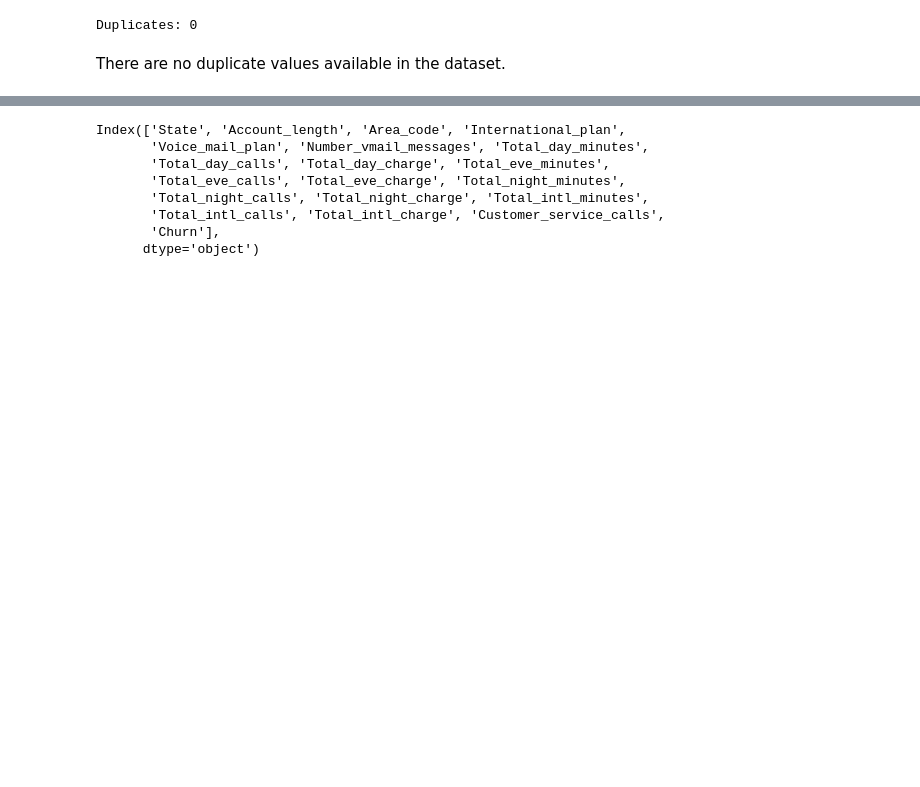
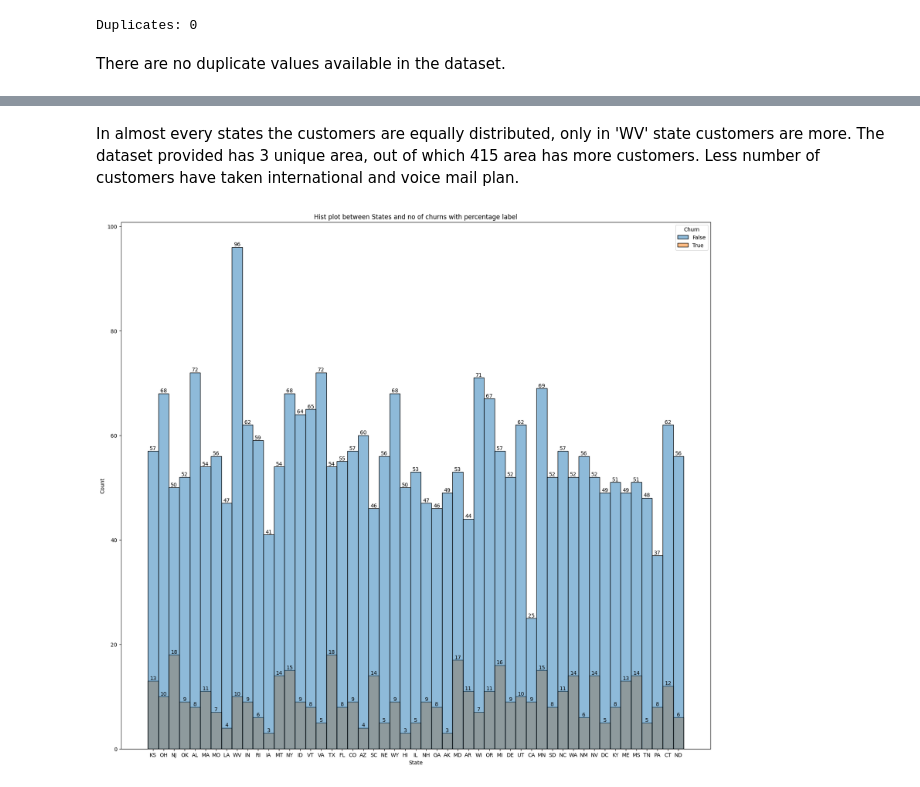
Before and after one commit to Deepikagh97/Telecom-Churn-Analysis, a Jupyter notebook: DN_|_Telecom_Churn_Analysis.ipynb, the cells around one changed output, grey strips where cells are left out. Saved outputs shown, nothing was run; the diff lists cells and outputs as text; code cells hidden in the pictures; blank space fills up the shorter version.

```diff
--- a/DN_|_Telecom_Churn_Analysis.ipynb
+++ b/DN_|_Telecom_Churn_Analysis.ipynb
@@ -7,12 +7,19 @@
 import pandas as pd
 import numpy as np
 import seaborn as sns
+import datetime as dt
 import matplotlib.pyplot as plt
+sns.set_color_codes = True
 %matplotlib inline
-sns.set(color_codes=True)
-
+from matplotlib import rcParams
+import scipy.stats as stats
+import copy
+import math
+import pylab
 import warnings
 warnings.filterwarnings("ignore")
+# figure size in inches
+rcParams['figure.figsize'] = 10,8
 # %% [markdown]
 ### **Read and view data**
 # %%
@@ -181,11 +253,11 @@ df.columns = df.columns.str.replace(' ', '_')
-# %%
-df.columns
-# %% [output]
-Index(['State', 'Account_length', 'Area_code', 'International_plan',
-       'Voice_mail_plan', 'Number_vmail_messages', 'Total_day_minutes',
-       'Total_day_calls', 'Total_day_charge', 'Total_eve_minutes',
-       'Total_eve_calls', 'Total_eve_charge', 'Total_night_minutes',
-       'Total_night_calls', 'Total_night_charge', 'Total_intl_minutes',
-       'Total_intl_calls', 'Total_intl_charge', 'Customer_service_calls',
-       'Churn'],
-      dtype='object')
+# %% [markdown]
+In almost every states the customers are equally distributed, only in 'WV' state customers are more. The dataset provided has 3 unique area, out of which 415 area has more customers. Less number of customers have taken international and voice mail plan.
+# %%
+plt.figure(figsize=(20,18))
+ax = sns.histplot(data=df, x="State", hue="Churn")
+plt.title("Hist plot between States and no of churns with percentage label")
+ax.bar_label(ax.containers[0], fmt = '%d');
+ax.bar_label(ax.containers[1], fmt = '%d');
+plt.show()
+# %% [output]
+[figure, added]
```
Also changed, not shown: parts of 36 cells of this notebook.
